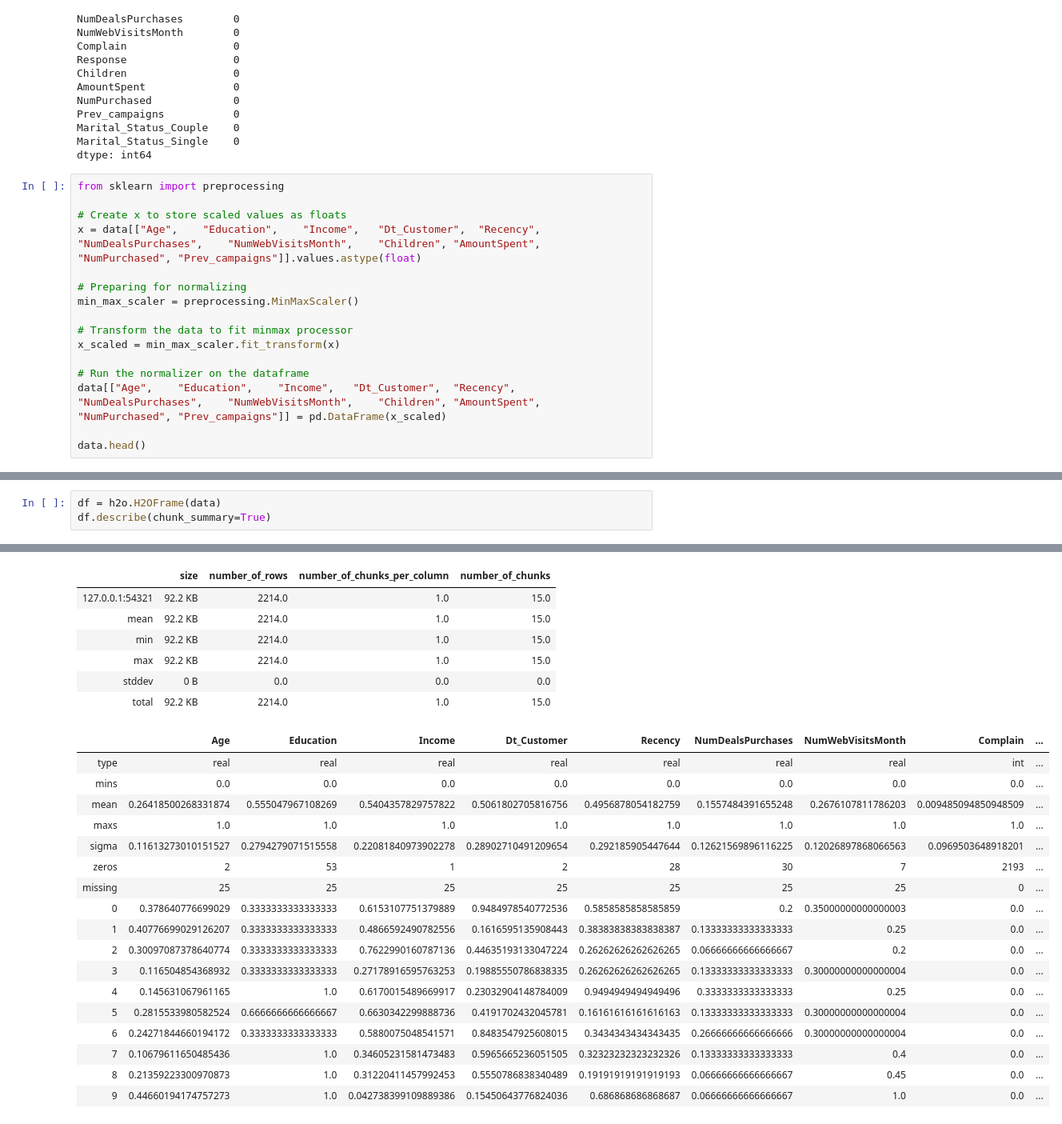
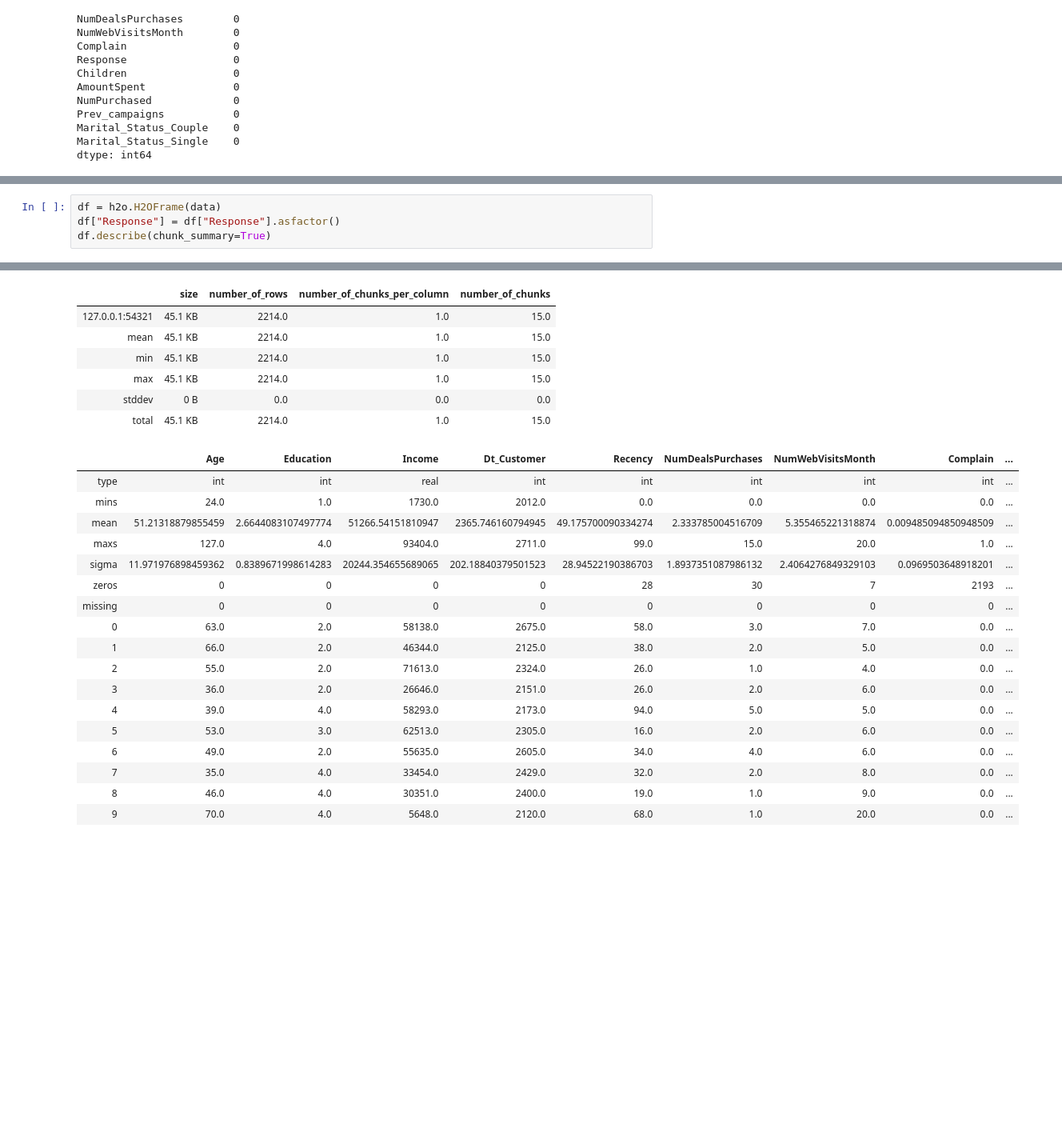
Before and after one commit to makarandmadhavi/AutoML-Marketting-Campaign, a Jupyter notebook: AutoML_Marketting_Campaign.ipynb, the cells around one changed output, grey strips where cells are left out. Shown at 80% size. Cells and saved outputs as stored; diff of their text form; blank space fills up the shorter version.

```diff
--- a/AutoML_Marketting_Campaign.ipynb
+++ b/AutoML_Marketting_Campaign.ipynb
@@ -172,19 +195,3 @@ Prev_campaigns           0
 Marital_Status_Couple    0
 Marital_Status_Single    0
 dtype: int64
-# %%
-from sklearn import preprocessing
-
-# Create x to store scaled values as floats
-x = data[["Age",	"Education",	"Income",	"Dt_Customer",	"Recency",	"NumDealsPurchases",	"NumWebVisitsMonth",	"Children",	"AmountSpent",	"NumPurchased",	"Prev_campaigns"]].values.astype(float)
-
-# Preparing for normalizing
-min_max_scaler = preprocessing.MinMaxScaler()
-
-# Transform the data to fit minmax processor
-x_scaled = min_max_scaler.fit_transform(x)
-
-# Run the normalizer on the dataframe
-data[["Age",	"Education",	"Income",	"Dt_Customer",	"Recency",	"NumDealsPurchases",	"NumWebVisitsMonth",	"Children",	"AmountSpent",	"NumPurchased",	"Prev_campaigns"]] = pd.DataFrame(x_scaled)
-
-data.head()
@@ -244,5 +254,6 @@ Checking whether there is an H2O instance running at http://localhost:54321. con
 # %%
 df = h2o.H2OFrame(data)
+df["Response"] = df["Response"].asfactor()
 df.describe(chunk_summary=True)
 # %% [output]
 Parse progress: |████████████████████████████████████████████████████████████████| (done) 100%
@@ -258,27 +268,27 @@ Chunk compression summary:
 Frame distribution summary:
 |  | size | number_of_rows | number_of_chunks_per_column | number_of_chunks |
-| 127.0.0.1:54321 | 92.2 KB | 2214.0 | 1.0 | 15.0 |
-| mean | 92.2 KB | 2214.0 | 1.0 | 15.0 |
-| min | 92.2 KB | 2214.0 | 1.0 | 15.0 |
-| max | 92.2 KB | 2214.0 | 1.0 | 15.0 |
+| 127.0.0.1:54321 | 45.1 KB | 2214.0 | 1.0 | 15.0 |
+| mean | 45.1 KB | 2214.0 | 1.0 | 15.0 |
+| min | 45.1 KB | 2214.0 | 1.0 | 15.0 |
+| max | 45.1 KB | 2214.0 | 1.0 | 15.0 |
 | stddev | 0 B | 0.0 | 0.0 | 0.0 |
-| total | 92.2 KB | 2214.0 | 1.0 | 15.0 |
+| total | 45.1 KB | 2214.0 | 1.0 | 15.0 |
 |  | Age | Education | Income | Dt_Customer | Recency | NumDealsPurchases | NumWebVisitsMonth | Complain | ... |
-| type | real | real | real | real | real | real | real | int | ... |
-| mins | 0.0 | 0.0 | 0.0 | 0.0 | 0.0 | 0.0 | 0.0 | 0.0 | ... |
-| mean | 0.26418500268331874 | 0.555047967108269 | 0.5404357829757822 | 0.5061802705816756 | 0.4956878054182759 | 0.1557484391655248 | 0.2676107811786203 | 0.009485094850948509 | ... |
-| maxs | 1.0 | 1.0 | 1.0 | 1.0 | 1.0 | 1.0 | 1.0 | 1.0 | ... |
-| sigma | 0.11613273010151527 | 0.2794279071515558 | 0.22081840973902278 | 0.28902710491209654 | 0.292185905447644 | 0.12621569896116225 | 0.12026897868066563 | 0.0969503648918201 | ... |
-| zeros | 2 | 53 | 1 | 2 | 28 | 30 | 7 | 2193 | ... |
-| missing | 25 | 25 | 25 | 25 | 25 | 25 | 25 | 0 | ... |
-| 0 | 0.378640776699029 | 0.3333333333333333 | 0.6153107751379889 | 0.9484978540772536 | 0.5858585858585859 | 0.2 | 0.35000000000000003 | 0.0 | ... |
-| 1 | 0.40776699029126207 | 0.3333333333333333 | 0.4866592490782556 | 0.1616595135908443 | 0.38383838383838387 | 0.13333333333333333 | 0.25 | 0.0 | ... |
-| 2 | 0.30097087378640774 | 0.3333333333333333 | 0.7622990160787136 | 0.44635193133047224 | 0.26262626262626265 | 0.06666666666666667 | 0.2 | 0.0 | ... |
-| 3 | 0.116504854368932 | 0.3333333333333333 | 0.27178916595763253 | 0.19885550786838335 | 0.26262626262626265 | 0.13333333333333333 | 0.30000000000000004 | 0.0 | ... |
-| 4 | 0.145631067961165 | 1.0 | 0.6170015489669917 | 0.23032904148784009 | 0.9494949494949496 | 0.3333333333333333 | 0.25 | 0.0 | ... |
-| 5 | 0.2815533980582524 | 0.6666666666666667 | 0.6630342299888736 | 0.4191702432045781 | 0.16161616161616163 | 0.13333333333333333 | 0.30000000000000004 | 0.0 | ... |
-| 6 | 0.24271844660194172 | 0.3333333333333333 | 0.5880075048541571 | 0.8483547925608015 | 0.3434343434343435 | 0.26666666666666666 | 0.30000000000000004 | 0.0 | ... |
-| 7 | 0.10679611650485436 | 1.0 | 0.34605231581473483 | 0.5965665236051505 | 0.32323232323232326 | 0.13333333333333333 | 0.4 | 0.0 | ... |
-| 8 | 0.21359223300970873 | 1.0 | 0.31220411457992453 | 0.5550786838340489 | 0.19191919191919193 | 0.06666666666666667 | 0.45 | 0.0 | ... |
-| 9 | 0.44660194174757273 | 1.0 | 0.042738399109889386 | 0.15450643776824036 | 0.686868686868687 | 0.06666666666666667 | 1.0 | 0.0 | ... |
+| type | int | int | real | int | int | int | int | int | ... |
+| mins | 24.0 | 1.0 | 1730.0 | 2012.0 | 0.0 | 0.0 | 0.0 | 0.0 | ... |
+| mean | 51.21318879855459 | 2.6644083107497774 | 51266.54151810947 | 2365.746160794945 | 49.175700090334274 | 2.333785004516709 | 5.355465221318874 | 0.009485094850948509 | ... |
+| maxs | 127.0 | 4.0 | 93404.0 | 2711.0 | 99.0 | 15.0 | 20.0 | 1.0 | ... |
+| sigma | 11.971976898459362 | 0.8389671998614283 | 20244.354655689065 | 202.18840379501523 | 28.94522190386703 | 1.8937351087986132 | 2.4064276849329103 | 0.0969503648918201 | ... |
+| zeros | 0 | 0 | 0 | 0 | 28 | 30 | 7 | 2193 | ... |
+| missing | 0 | 0 | 0 | 0 | 0 | 0 | 0 | 0 | ... |
+| 0 | 63.0 | 2.0 | 58138.0 | 2675.0 | 58.0 | 3.0 | 7.0 | 0.0 | ... |
+| 1 | 66.0 | 2.0 | 46344.0 | 2125.0 | 38.0 | 2.0 | 5.0 | 0.0 | ... |
+| 2 | 55.0 | 2.0 | 71613.0 | 2324.0 | 26.0 | 1.0 | 4.0 | 0.0 | ... |
+| 3 | 36.0 | 2.0 | 26646.0 | 2151.0 | 26.0 | 2.0 | 6.0 | 0.0 | ... |
+| 4 | 39.0 | 4.0 | 58293.0 | 2173.0 | 94.0 | 5.0 | 5.0 | 0.0 | ... |
+| 5 | 53.0 | 3.0 | 62513.0 | 2305.0 | 16.0 | 2.0 | 6.0 | 0.0 | ... |
+| 6 | 49.0 | 2.0 | 55635.0 | 2605.0 | 34.0 | 4.0 | 6.0 | 0.0 | ... |
+| 7 | 35.0 | 4.0 | 33454.0 | 2429.0 | 32.0 | 2.0 | 8.0 | 0.0 | ... |
+| 8 | 46.0 | 4.0 | 30351.0 | 2400.0 | 19.0 | 1.0 | 9.0 | 0.0 | ... |
+| 9 | 70.0 | 4.0 | 5648.0 | 2120.0 | 68.0 | 1.0 | 20.0 | 0.0 | ... |
 [2214 rows x 15 columns]
```
Also changed, not shown: parts of 42 cells of this notebook.
